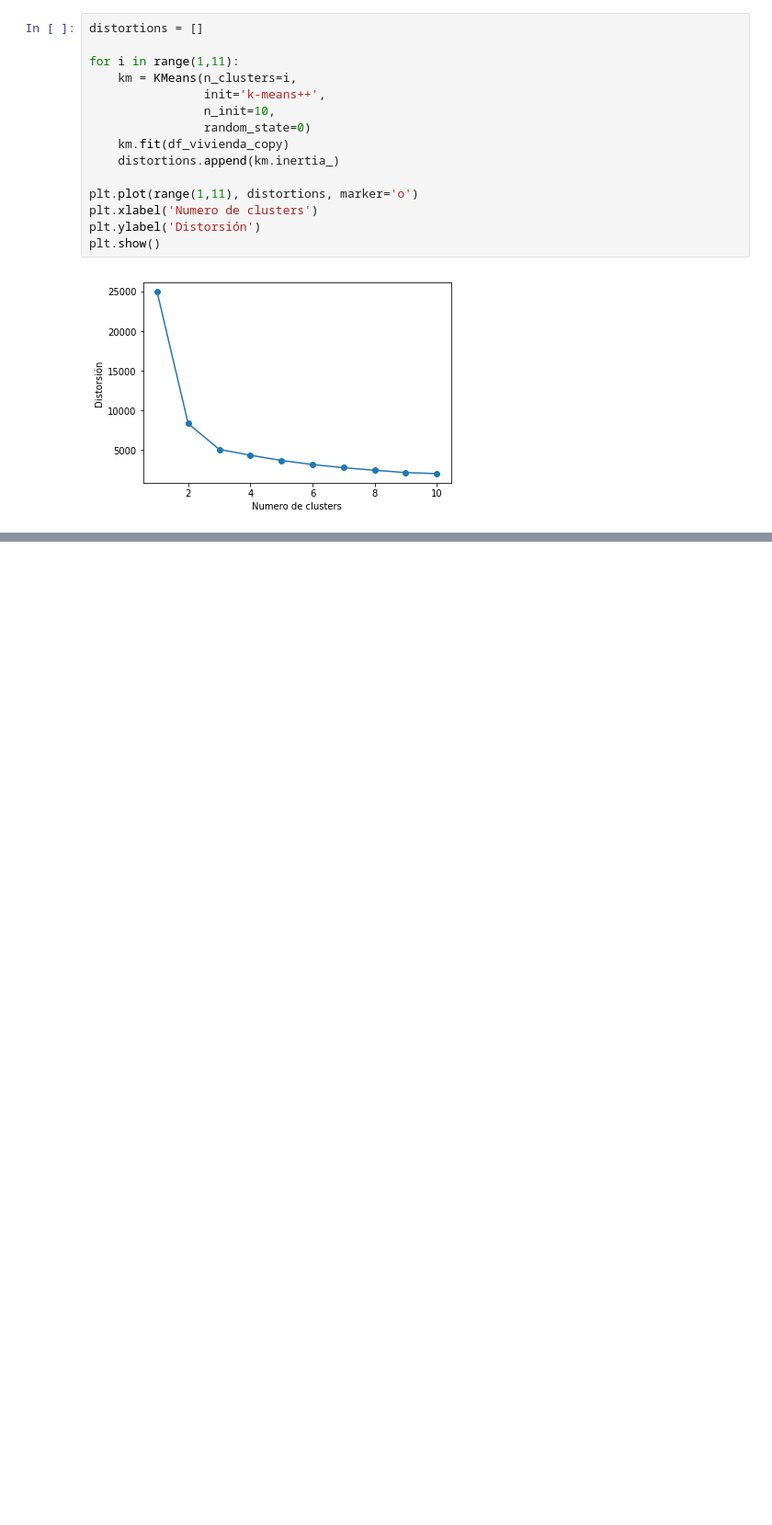
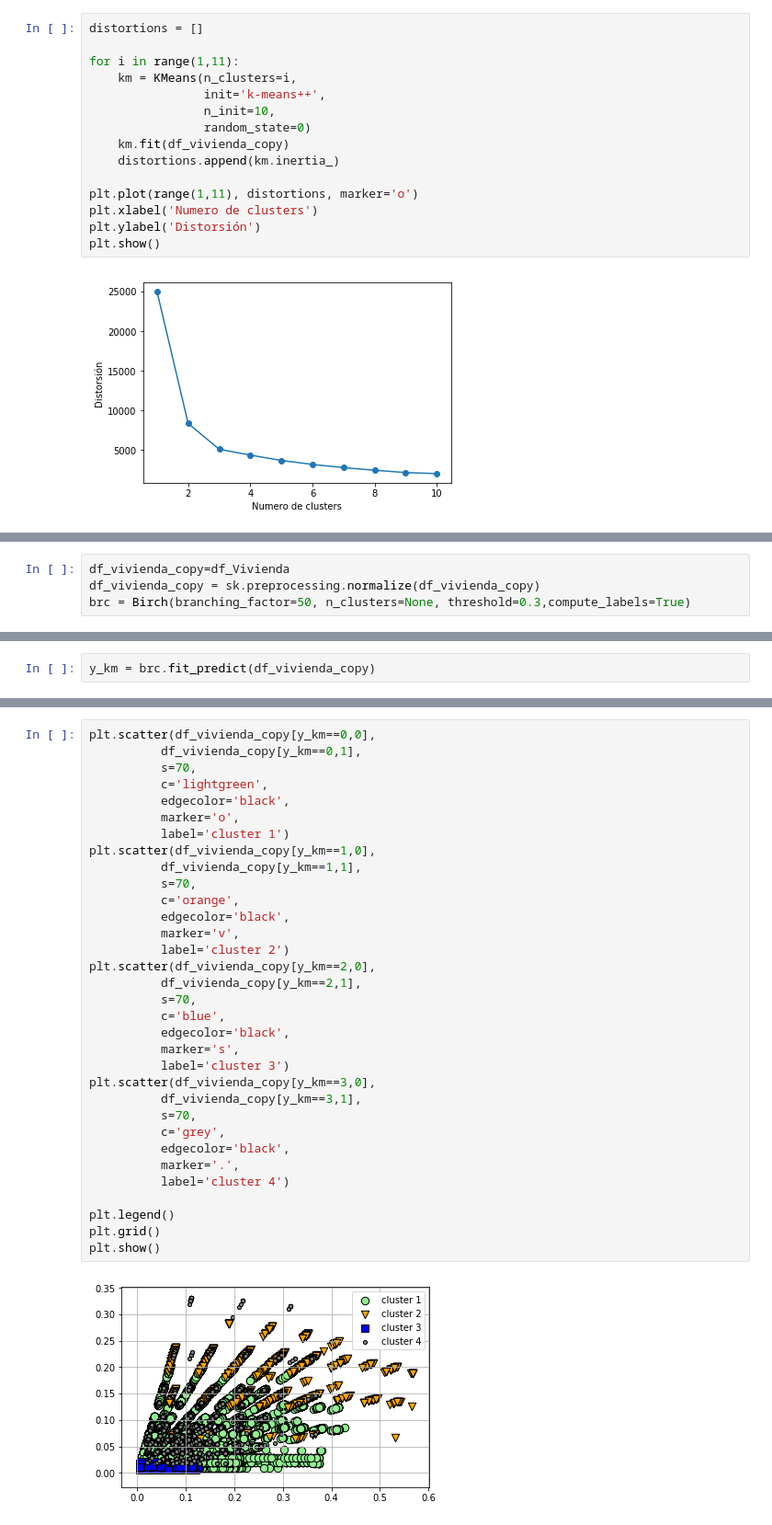
Before and after one commit to Palacio120/delfin, a Jupyter notebook: ProyectoFinal Delfin/Algoritmos.ipynb, the cells around one changed output, grey strips where cells are left out. Shown: that part at 92% size. Drawn from its saved outputs; the diff is of its cells as text; blank space fills up the shorter version.

```diff
--- a/ProyectoFinal Delfin/Algoritmos.ipynb
+++ b/ProyectoFinal Delfin/Algoritmos.ipynb
@@ -117,0 +129,4 @@ plt.show()
+# %%
+df_vivienda_copy=df_Vivienda
+df_vivienda_copy = sk.preprocessing.normalize(df_vivienda_copy)
+brc = Birch(branching_factor=50, n_clusters=None, threshold=0.3,compute_labels=True)
@@ -117,0 +138,2 @@ plt.show()
+# %%
+y_km = brc.fit_predict(df_vivienda_copy)
@@ -117,0 +148,35 @@ plt.show()
+# %%
+plt.scatter(df_vivienda_copy[y_km==0,0],
+          df_vivienda_copy[y_km==0,1],
+          s=70,
+          c='lightgreen',
+          edgecolor='black',
+          marker='o',
+          label='cluster 1')
+plt.scatter(df_vivienda_copy[y_km==1,0],
+          df_vivienda_copy[y_km==1,1],
+          s=70,
+          c='orange',
+          edgecolor='black',
+          marker='v',
+          label='cluster 2')
+plt.scatter(df_vivienda_copy[y_km==2,0],
+          df_vivienda_copy[y_km==2,1],
+          s=70,
+          c='blue',
+          edgecolor='black',
+          marker='s',
+          label='cluster 3')
+plt.scatter(df_vivienda_copy[y_km==3,0],
+          df_vivienda_copy[y_km==3,1],
+          s=70,
+          c='grey',
+          edgecolor='black',
+          marker='.',
+          label='cluster 4')
+
+plt.legend()
+plt.grid()
+plt.show()
+# %% [output]
+[figure, added]
```
Also changed, not shown: parts of 23 cells of this notebook, 1 other file.
